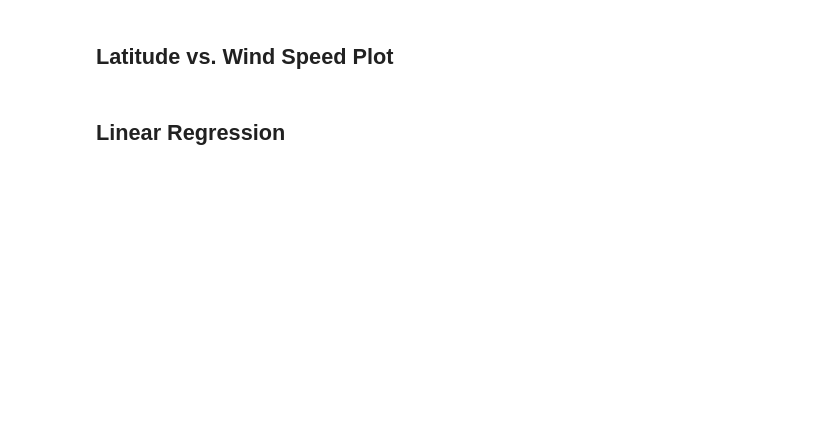
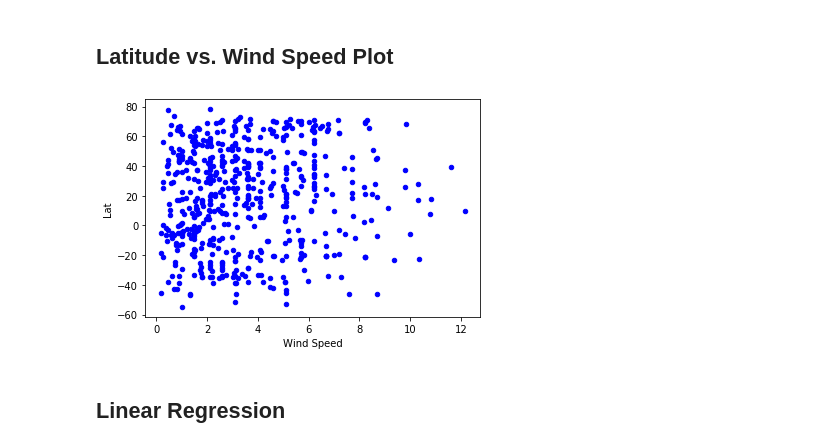
Before and after one commit to crchunn/python-api-challenge, a Jupyter notebook: Instructions/starter_code/WeatherPy.ipynb, the cells around one changed output. Cells and saved outputs as stored; diff of their text form; code cells hidden in the pictures; blank space fills up the shorter version.

```diff
--- a/Instructions/starter_code/WeatherPy.ipynb
+++ b/Instructions/starter_code/WeatherPy.ipynb
@@ -138,5 +223,10 @@ weather_over_df.head()
 # %% [markdown]
 ## Latitude vs. Wind Speed Plot
+# %%
+weather_data_df.plot(kind='scatter',x='Wind Speed',y='Lat',color='blue')
+plt.show()
+# %% [output]
+[figure, added]
 # %% [markdown]
 ## Linear Regression
 # %%
```
Also changed, not shown: parts of 13 cells of this notebook, 2 other files.
